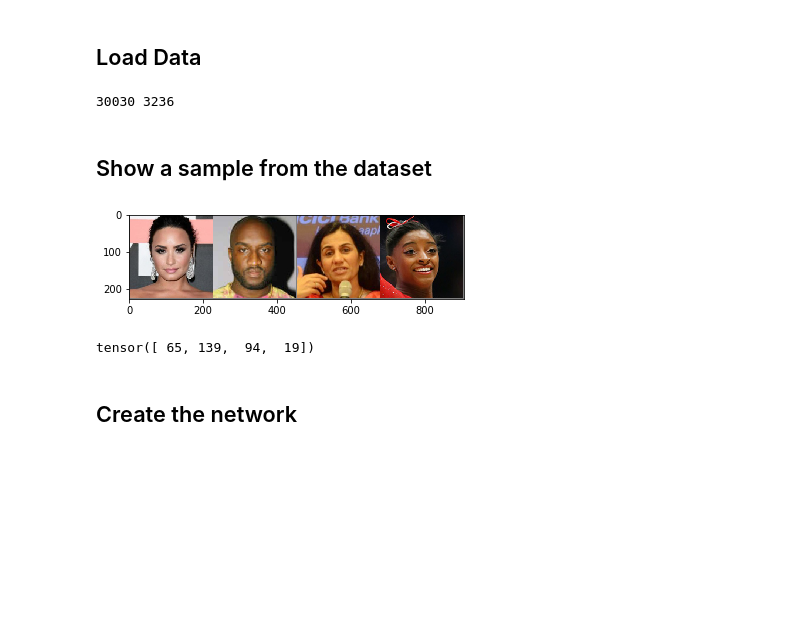
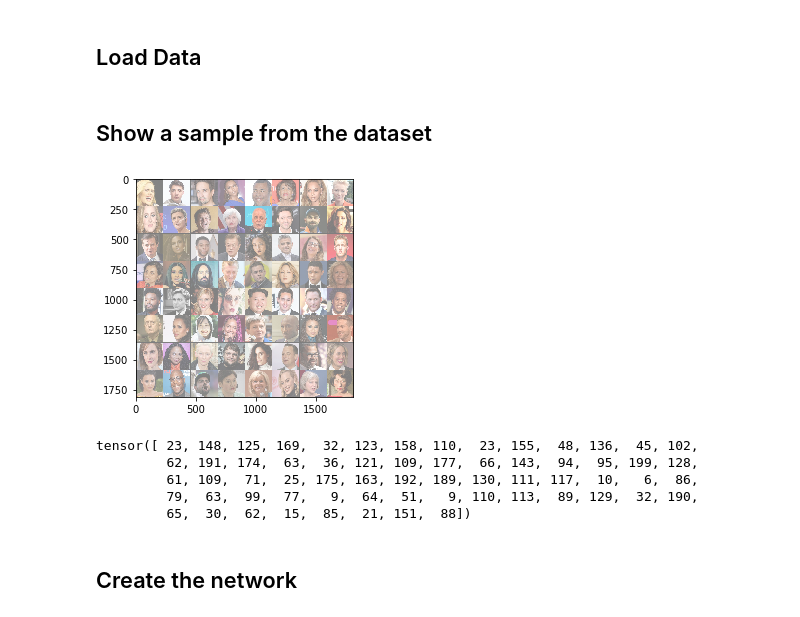
Before and after one commit to Alont93/face-recognition-using-cnn, a Jupyter notebook: cnn.ipynb, the cells around one changed output. Cells and saved outputs as stored; diff of their text form; code cells hidden in the pictures; blank space fills up the shorter version.

Commit message:
updated to new provided loader

```diff
--- a/cnn.ipynb
+++ b/cnn.ipynb
@@ -36,44 +36,54 @@ else: # Otherwise, train on the CPU
 CUDA NOT supported
 # %% [markdown]
 ## Load Data
-# %%
-# The images are all loaded as PIL Images. We need to transform these into Tensors,
-# and we also do normalization.
-transform = transforms.Compose(
-    [transforms.ToTensor(),
-     transforms.Normalize((0.5, 0.5, 0.5), (0.5, 0.5, 0.5))]
-)
-
-# Load all the images
-trainset = loader("train.csv", "./", transform=transform)
-trainloader = torch.utils.data.DataLoader(trainset, batch_size=4,
-                                         shuffle=True)
-testset = loader("test.csv", "./", transform=transform)
-testloader = torch.utils.data.DataLoader(testset, batch_size=4,
-                                        shuffle=False)
-
-print(len(trainset), len(testset))
-# %% [output]
-30030 3236
+# %%
+transform = transforms.Compose([transforms.Resize(224), transforms.CenterCrop(224), transforms.ToTensor()])
+dataset = loader('train.csv','./datasets/cs154-fa19-public/',transform=transform)
+batch_size = 64
+validation_split = .2
+shuffle_dataset = True
+random_seed= 42
+
+# Creating data indices for training and validation splits:
+dataset_size = len(dataset)
+indices = list(range(dataset_size))
+split = int(np.floor(validation_split * dataset_size))
+if shuffle_dataset :
+    np.random.seed(random_seed)
+    np.random.shuffle(indices)
+train_indices, val_indices = indices[split:], indices[:split]
+
+# Creating PT data samplers and loaders:
+train_sampler = SubsetRandomSampler(train_indices)
+valid_sampler = SubsetRandomSampler(val_indices)
+
+train_loader = torch.utils.data.DataLoader(dataset, batch_size=batch_size,
+                                           sampler=train_sampler)
+validation_loader = torch.utils.data.DataLoader(dataset, batch_size=batch_size,
+                                                sampler=valid_sampler)
 # %% [markdown]
 ## Show a sample from the dataset
 # %%
 def imshow(img):
     img = img / 2 + 0.5  # unnormalize
     npimg = img.numpy()
     plt.imshow(np.transpose(npimg, (1, 2, 0)))
     plt.show()
 
 # Get some random training images
-dataiter = iter(trainloader)
+dataiter = iter(train_loader)
 images, labels = dataiter.next() # Batch_size is 4, so we get 4 images by calling next
 
 # Places the images in a grid
 imshow(torchvision.utils.make_grid(images))
 print(labels)
 # %% [output]
-[figure, old version]
+[figure, new version]
-tensor([ 65, 139,  94,  19])
+tensor([ 23, 148, 125, 169,  32, 123, 158, 110,  23, 155,  48, 136,  45, 102,
+         62, 191, 174,  63,  36, 121, 109, 177,  66, 143,  94,  95, 199, 128,
+         61, 109,  71,  25, 175, 163, 192, 189, 130, 111, 117,  10,   6,  86,
+         79,  63,  99,  77,   9,  64,  51,   9, 110, 113,  89, 129,  32, 190,
+         65,  30,  62,  15,  85,  21, 151,  88])
 # %% [markdown]
 ## Create the network
 # %%
```
Also changed, not shown: parts of 3 cells of this notebook.
